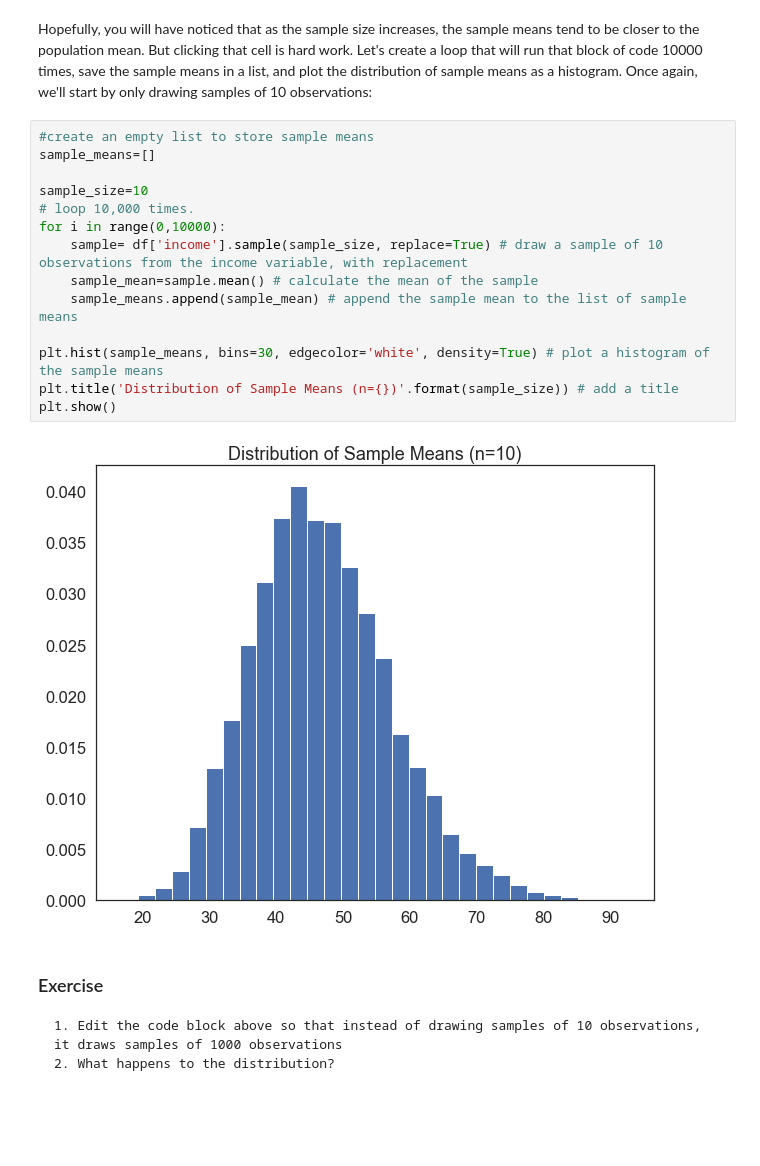
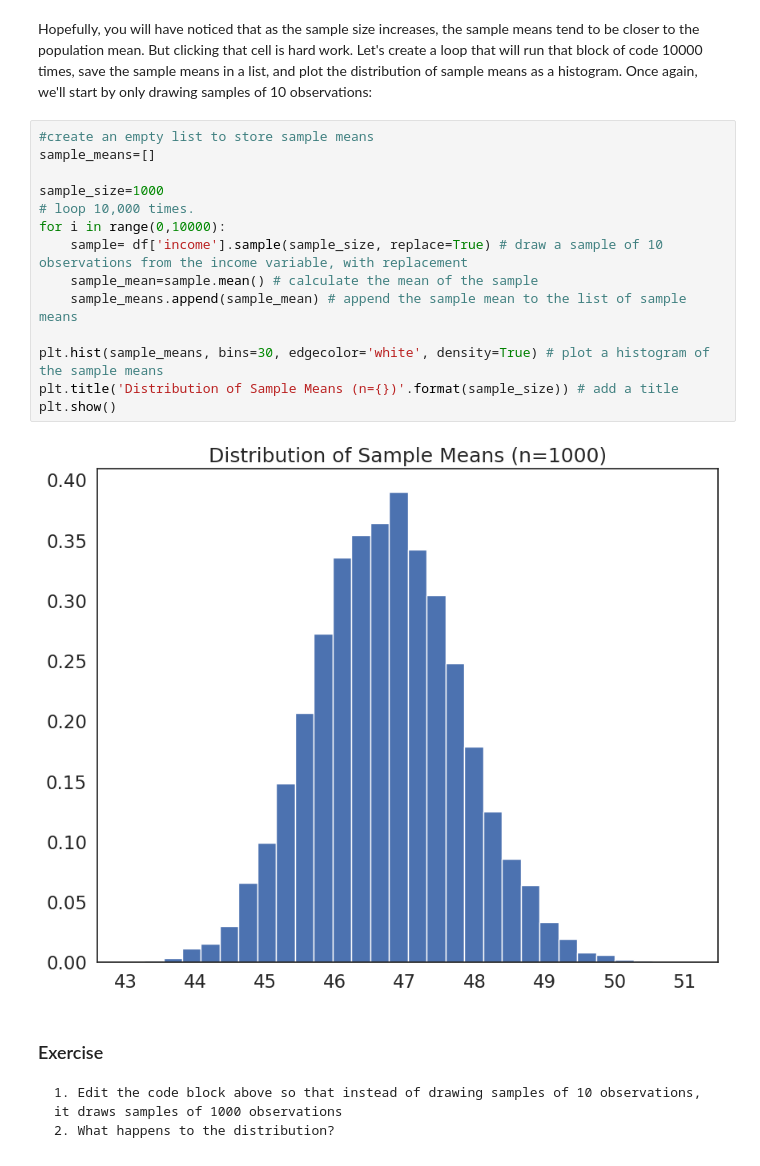
Before and after one commit to SButlerUCL/QM2, a Jupyter notebook: W5_Distributions_and_Basic_Statistics.ipynb, the cells around one changed output. Saved outputs shown, nothing was run; the diff lists cells and outputs as text; blank space fills up the shorter version.

```diff
--- a/W5_Distributions_and_Basic_Statistics.ipynb
+++ b/W5_Distributions_and_Basic_Statistics.ipynb
@@ -375,19 +375,19 @@ Hopefully, you will have noticed that as the sample size increases, the sample m
 # %%
 #create an empty list to store sample means
 sample_means=[]
 
-sample_size=10
+sample_size=1000
 # loop 10,000 times.
 for i in range(0,10000):
     sample= df['income'].sample(sample_size, replace=True) # draw a sample of 10 observations from the income variable, with replacement
     sample_mean=sample.mean() # calculate the mean of the sample
     sample_means.append(sample_mean) # append the sample mean to the list of sample means
 
 plt.hist(sample_means, bins=30, edgecolor='white', density=True) # plot a histogram of the sample means
 plt.title('Distribution of Sample Means (n={})'.format(sample_size)) # add a title
 plt.show()
 # %% [output]
-[figure, old version]
+[figure, new version]
 # %% [markdown]
 ### Exercise
 
```
Also changed, not shown: parts of 5 cells of this notebook.
